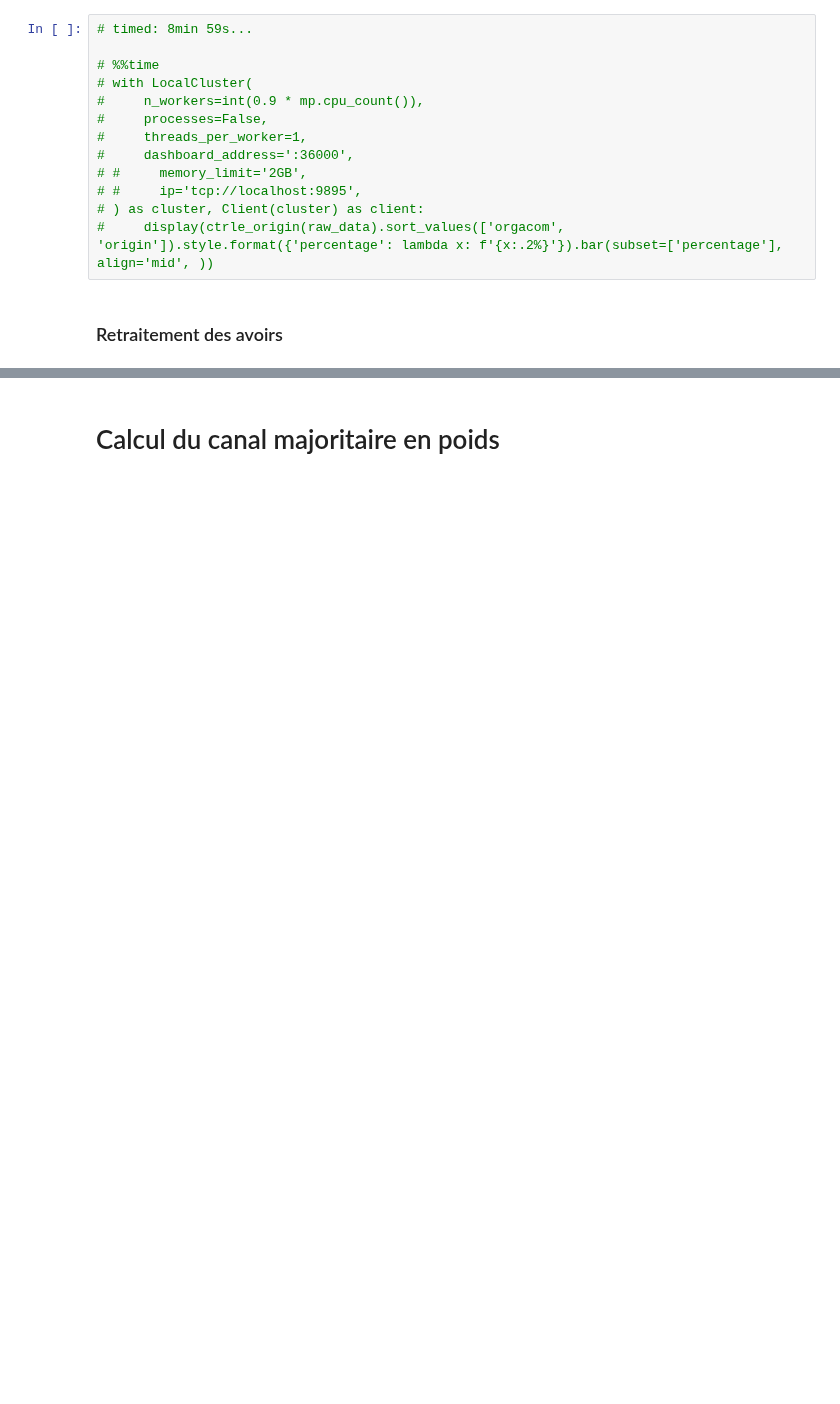
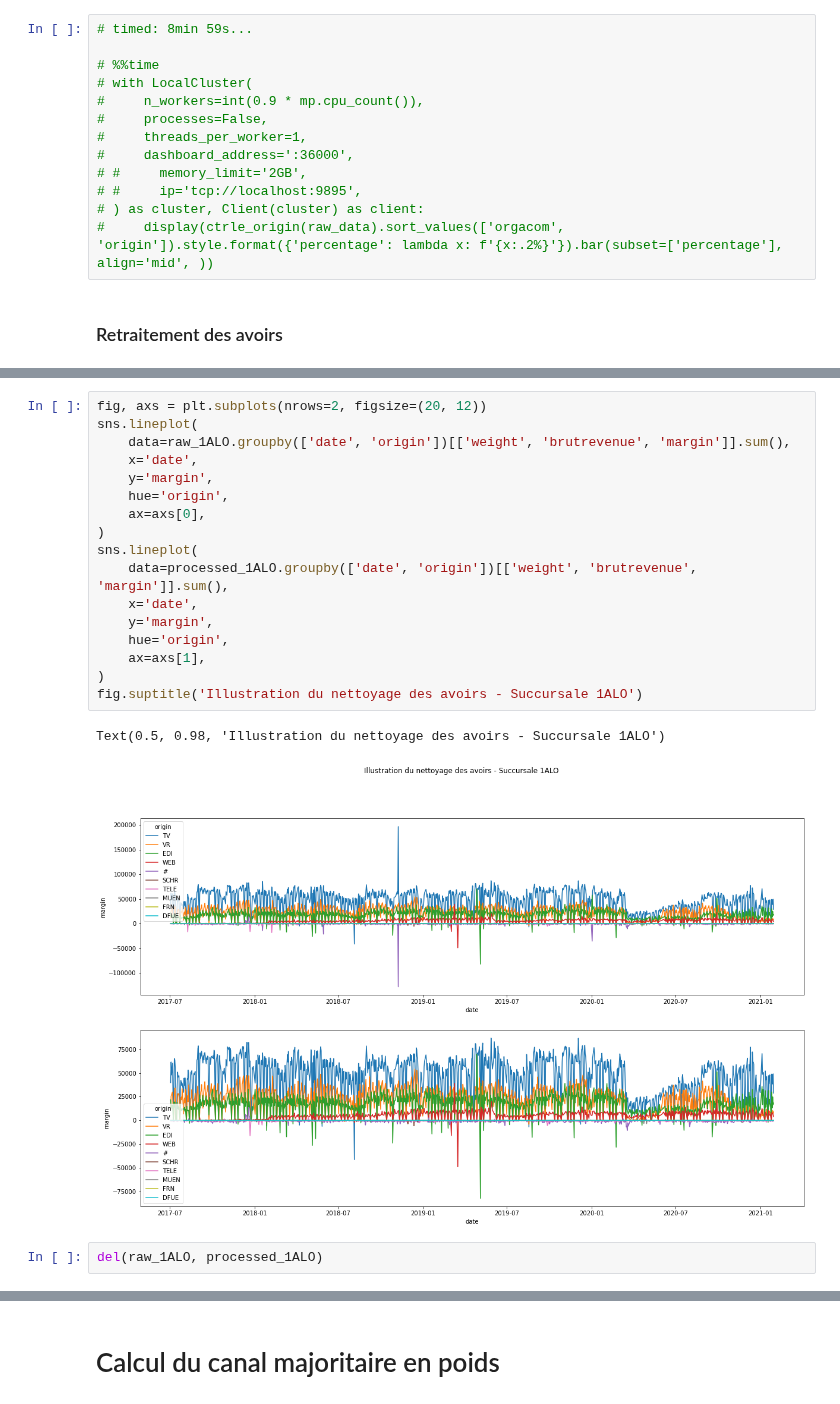
Before and after one commit to UltraDiuve/WebOrNot, a Jupyter notebook: notebooks/DataPreprocessor.ipynb, the cells around one changed output, grey strips where cells are left out. Drawn from its saved outputs; the diff is of its cells as text; blank space fills up the shorter version.

```diff
--- a/notebooks/DataPreprocessor.ipynb
+++ b/notebooks/DataPreprocessor.ipynb
@@ -455,0 +346,22 @@ df = df.loc[~mask_to_del | ~df.doctype.isin(avoirs_doctypes)]
+# %%
+fig, axs = plt.subplots(nrows=2, figsize=(20, 12))
+sns.lineplot(
+    data=raw_1ALO.groupby(['date', 'origin'])[['weight', 'brutrevenue', 'margin']].sum(),
+    x='date',
+    y='margin',
+    hue='origin',
+    ax=axs[0],
+)
+sns.lineplot(
+    data=processed_1ALO.groupby(['date', 'origin'])[['weight', 'brutrevenue', 'margin']].sum(),
+    x='date',
+    y='margin',
+    hue='origin',
+    ax=axs[1],
+)
+fig.suptitle('Illustration du nettoyage des avoirs - Succursale 1ALO')
+# %% [output]
+Text(0.5, 0.98, 'Illustration du nettoyage des avoirs - Succursale 1ALO')
+[figure, added]
+# %%
+del(raw_1ALO, processed_1ALO)
```
Also changed, not shown: parts of 39 cells of this notebook, 3 other files.
